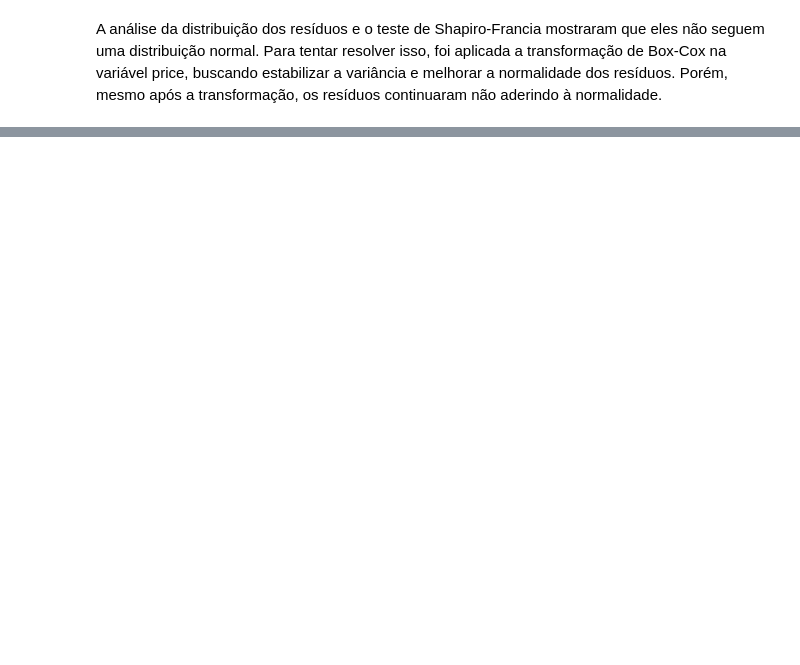
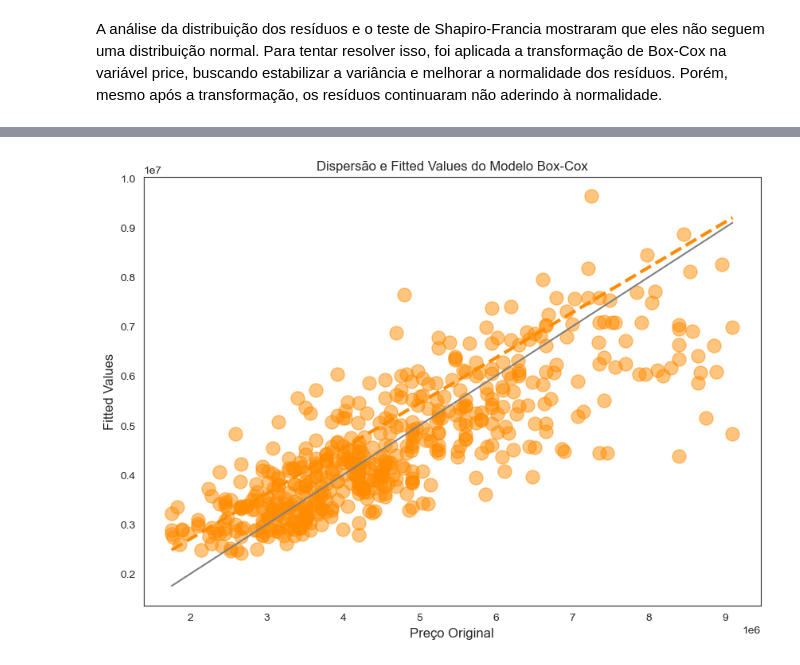
Before and after one commit to 1998-sys/Housing-Prices, a Jupyter notebook: notebooks/houses_price.ipynb, the cells around one changed output, grey strips where cells are left out. Saved outputs shown, nothing was run; the diff lists cells and outputs as text; code cells hidden in the pictures; blank space fills up the shorter version.

Commit message:
modelo final

```diff
--- a/notebooks/houses_price.ipynb
+++ b/notebooks/houses_price.ipynb
@@ -475,0 +497,23 @@ summary_col([, reg_step_bc],
+# %%
+# salvando os fitted values
+df_housing_out['yhat_modelo_bc'] = round((reg_step_bc.fittedvalues * lmbda +1) ** (1/ lmbda),2)
+# %%
+x_data = df_housing_out['price']
+y_data = df_housing_out['yhat_modelo_bc']
+
+plt.figure(figsize=(10,7))
+
+popt, _ = curve_fit(objective, x_data, y_data)
+a,b,c,d,e,f = popt
+x_line = np.arange(min(x_data), max(x_data), 1)
+y_line = objective(x_line, a, b, c, d, e, f)
+plt.plot(x_line, y_line, '--', color='darkorange', linewidth=3)
+
+plt.plot(x_data,x_data, color='gray', linestyle='-')
+plt.scatter(x_data,y_data, alpha=0.5, s=150, color='darkorange')
+plt.title('Dispersão e Fitted Values do Modelo Box-Cox', fontsize=12)
+plt.xlabel('Preço Original', fontsize=12)
+plt.ylabel('Fitted Values', fontsize=12)
+plt.show()
+# %% [output]
+[figure, added]
```
Also changed, not shown: parts of 8 cells of this notebook, 1 other file.
